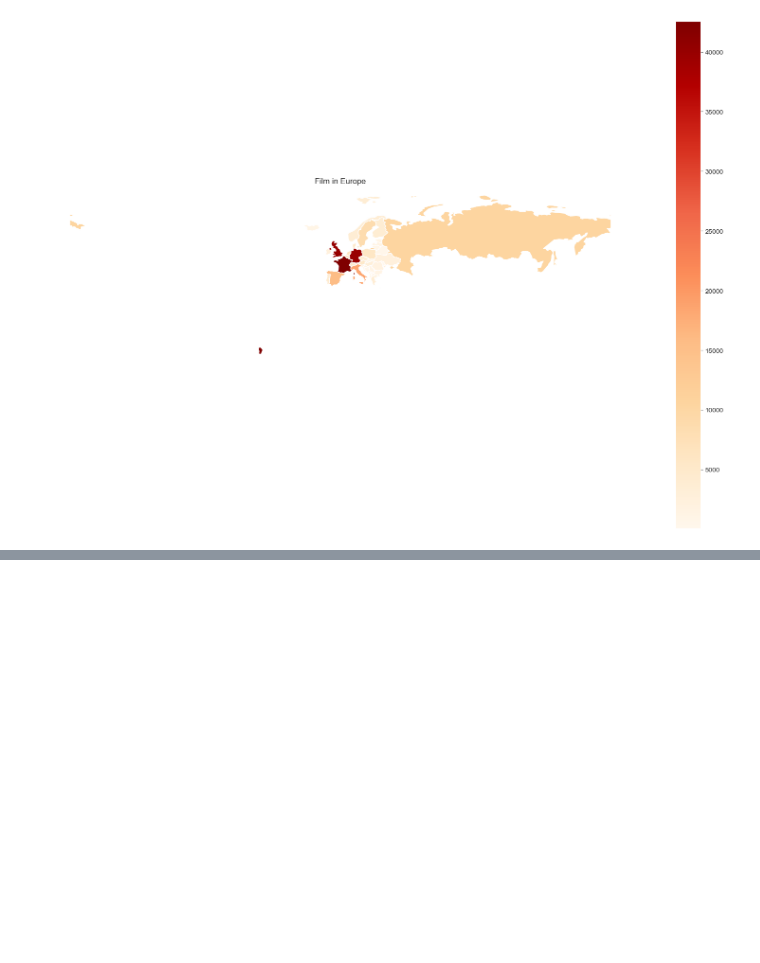
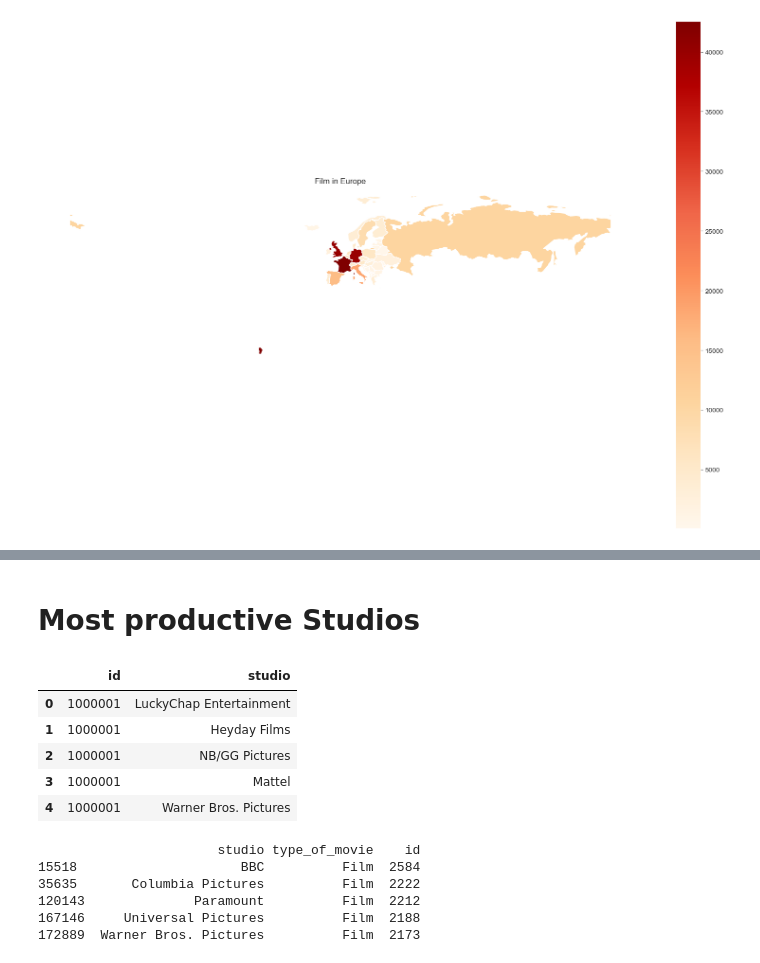
Before and after one commit to MarcoMac03/Film-analisys, a Jupyter notebook: main.ipynb, the cells around one changed output, grey strips where cells are left out. Saved outputs shown, nothing was run; the diff lists cells and outputs as text; code cells hidden in the pictures; blank space fills up the shorter version.

Commit message:
Showing the top 5 productive studios per category of movie

```diff
--- a/main.ipynb
+++ b/main.ipynb
@@ -394,3 +394,30 @@ GeoJson(
 m
 # %% [output]
 [interactive output not drawn]
+# %% [markdown]
+# Most productive Studios
+# %%
+studios.head()
+# %% [output]
+|  | id | studio |
+| 0 | 1000001 | LuckyChap Entertainment |
+| 1 | 1000001 | Heyday Films |
+| 2 | 1000001 | NB/GG Pictures |
+| 3 | 1000001 | Mattel |
+| 4 | 1000001 | Warner Bros. Pictures |
+# %%
+from utils.functions import classifica_durata
+
+studio_movies = pd.merge(movies, studios, on='id', how='inner')
+studio_movies = studio_movies[studio_movies['date'] < 2024]
+studio_movies['type_of_movie'] = studio_movies.apply(classifica_durata, axis=1)
+film_count_ordered = studio_movies.groupby(['studio', 'type_of_movie'])['id'].count().reset_index().sort_values(ascending=False, by='id')
+top_5_studios = film_count_ordered.head(5)
+print(top_5_studios)
+# %% [output]
+                       studio type_of_movie    id
+15518                     BBC          Film  2584
+35635       Columbia Pictures          Film  2222
+120143              Paramount          Film  2212
+167146     Universal Pictures          Film  2188
+172889  Warner Bros. Pictures          Film  2173
```
Also changed, not shown: parts of 2 cells of this notebook.
